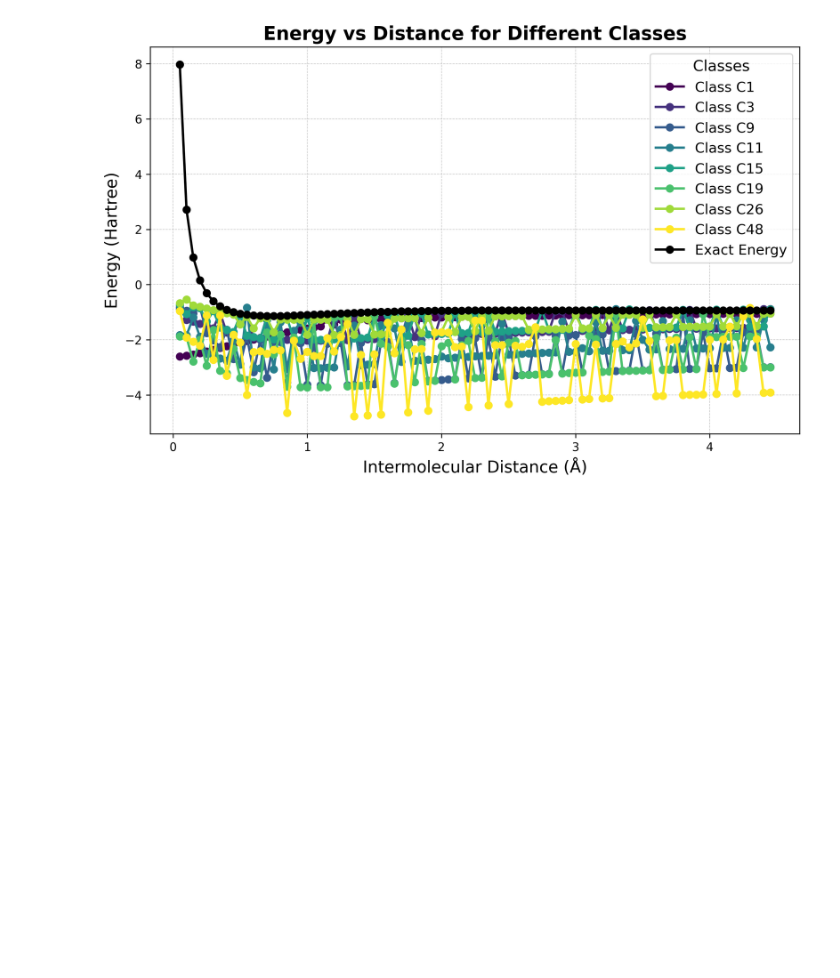
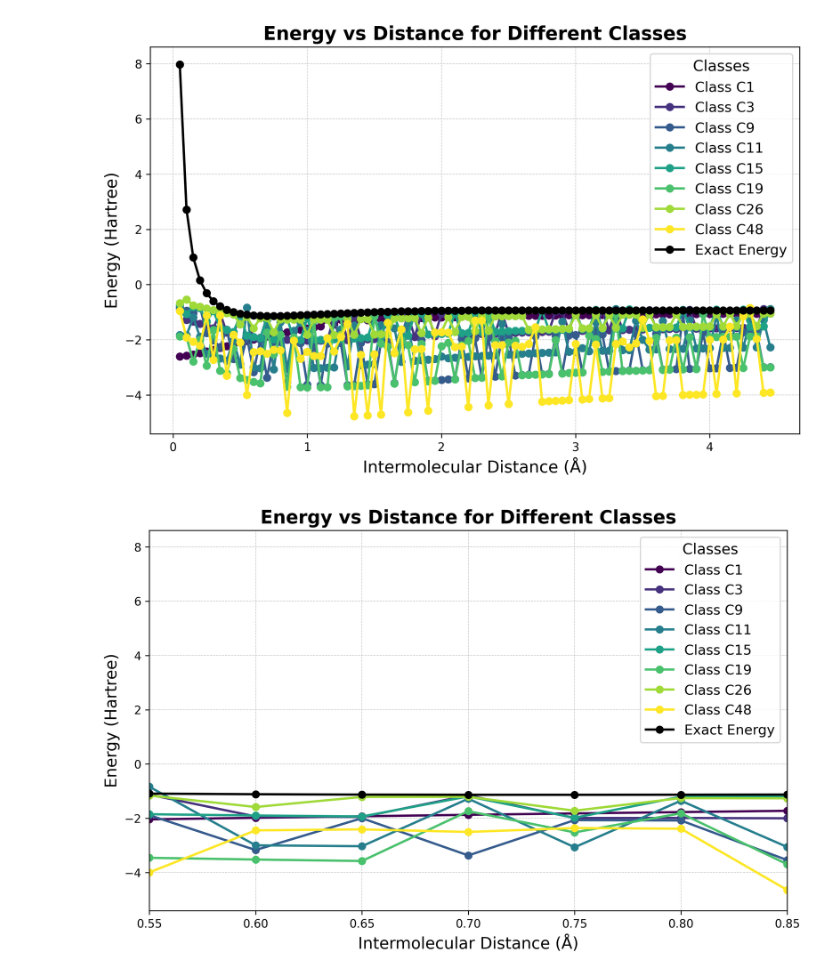
Before and after one commit to jervaal/Moleqlas---group-repo, a Jupyter notebook: study of entanglement class 4qubit.ipynb, the cells around one changed output. Drawn from its saved outputs; the diff is of its cells as text; code cells hidden in the pictures; blank space fills up the shorter version.

```diff
--- a/study of entanglement class 4qubit.ipynb
+++ b/study of entanglement class 4qubit.ipynb
@@ -437,3 +437,42 @@ plt.grid(True, linestyle='--', linewidth=0.5, alpha=0.7)
 plt.show()
 # %% [output]
 [figure]
+# %%
+import numpy as np
+import matplotlib.pyplot as plt
+import matplotlib.cm as cm
+
+# Create a color map (Viridis) with as many colors as the number of classes
+cmap = cm.get_cmap('viridis', len(availiable_classes))
+
+plt.figure(figsize=(10, 6), dpi=300)  # High-quality figure
+
+# Loop over each class and assign colors from the Viridis colormap
+for i, Ci in enumerate(availiable_classes):
+    color = cmap(i / len(availiable_classes))  # Normalize index to [0,1] for colormap
+    plt.plot(distances, energies[i], 'o-', label=f'Class {Ci}', color=color, linewidth=2, markersize=6)
+
+
+
+reference_H2 = np.load("reference_H2_energy.npy")
+
+plt.plot(distances, reference_H2, 'o-', label='Exact Energy', color='black', linewidth=2, markersize=6)
+
+
+# Labels, title, and styles
+plt.xlabel('Intermolecular Distance (Å)', fontsize=14)
+plt.ylabel('Energy (Hartree)', fontsize=14)
+plt.title('Energy vs Distance for Different Classes', fontsize=16, fontweight='bold')
+
+#Esto es para hacer zoom automatico
+plt.xlim((0.55, 0.85))
+
+
+# Aesthetic improvements
+plt.legend(title='Classes', fontsize=12, title_fontsize=13, loc='best', frameon=True)
+plt.grid(True, linestyle='--', linewidth=0.5, alpha=0.7)
+
+# Show the plot
+plt.show()
+# %% [output]
+[figure, added]
```
